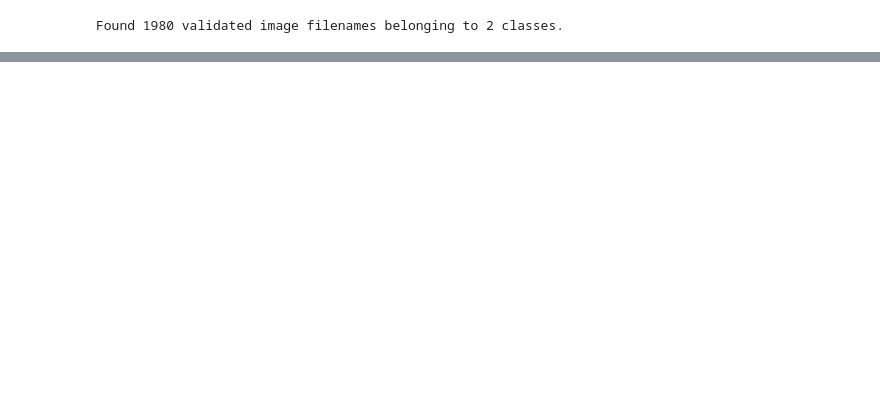
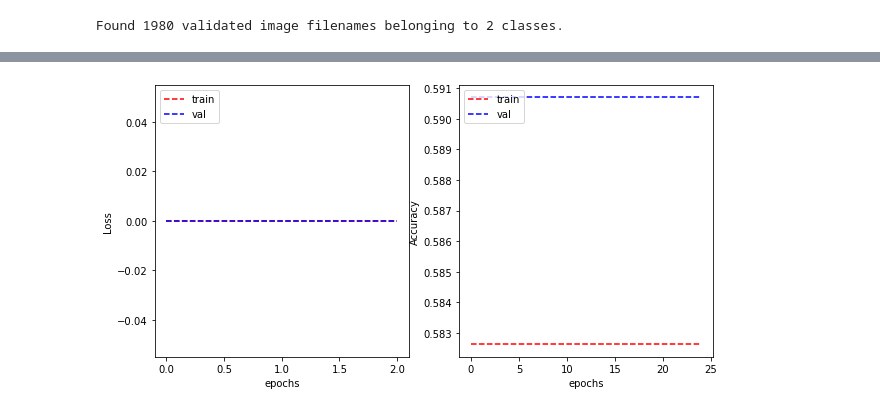
Before and after one commit to Iyer-Vijay/Image-Classification-Nuclei-Cancer-Cell, a Jupyter notebook: a2.ipynb, the cells around one changed output, grey strips where cells are left out. Drawn from its saved outputs; the diff is of its cells as text; code cells hidden in the pictures; blank space fills up the shorter version.

```diff
--- a/a2.ipynb
+++ b/a2.ipynb
@@ -228,0 +256,36 @@ an accuracy of 0.8556 is much better than expected. This model performed very we
+# %%
+import tensorflow as tf
+
+
+model_VGG_1 = tf.keras.Sequential([
+    #VGG block 1
+    tf.keras.layers.Conv2D(32, (3, 3), activation='relu', padding='same', input_shape=(32, 32, 3)),
+    tf.keras.layers.Conv2D(32, (3, 3), activation='relu', padding='same'),
+    tf.keras.layers.MaxPooling2D((2, 2)),
+
+    #VGG block 2
+    tf.keras.layers.Conv2D(64, (3, 3), activation='relu', padding='same'),
+    tf.keras.layers.Conv2D(64, (3, 3), activation='relu', padding='same'),
+    tf.keras.layers.MaxPooling2D((2, 2)),
+
+    #VGG block 3
+    tf.keras.layers.Conv2D(128, (3, 3), activation='relu', padding='same'),
+    tf.keras.layers.Conv2D(128, (3, 3), activation='relu', padding='same'),
+    tf.keras.layers.MaxPooling2D((2, 2)),
+
+    tf.keras.layers.Flatten(),
+    tf.keras.layers.Dense(128, activation='relu'),
+    tf.keras.layers.Dense(OUTPUT_CLASSES),
+])
+# %%
+model_VGG_1.compile(optimizer='adam',
+              loss=tf.keras.losses.CategoricalCrossentropy(from_logits=True),
+              metrics=['binary_accuracy'])
+# %%
+history_VGG_1 = model_VGG_1.fit(train_generator, validation_data = validation_generator, epochs=25, verbose=0)
+# %%
+plot_learning_curve(history_VGG_1.history['loss'], history_VGG_1.history['val_loss'],
+                    history_VGG_1.history['binary_accuracy'], history_VGG_1.history['val_binary_accuracy'],
+                    metric_name='Accuracy')
+# %% [output]
+[figure, added]
```
Also changed, not shown: parts of 11 cells of this notebook.
